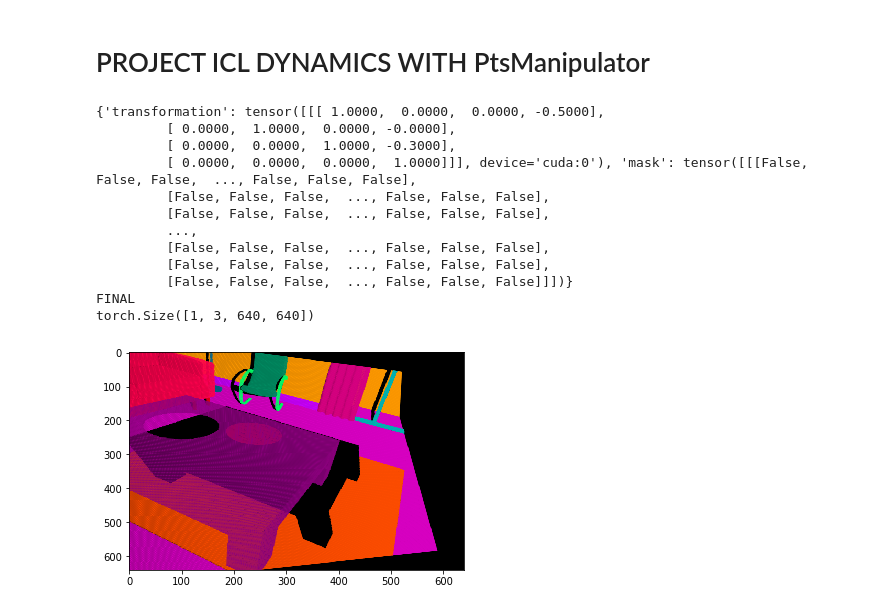
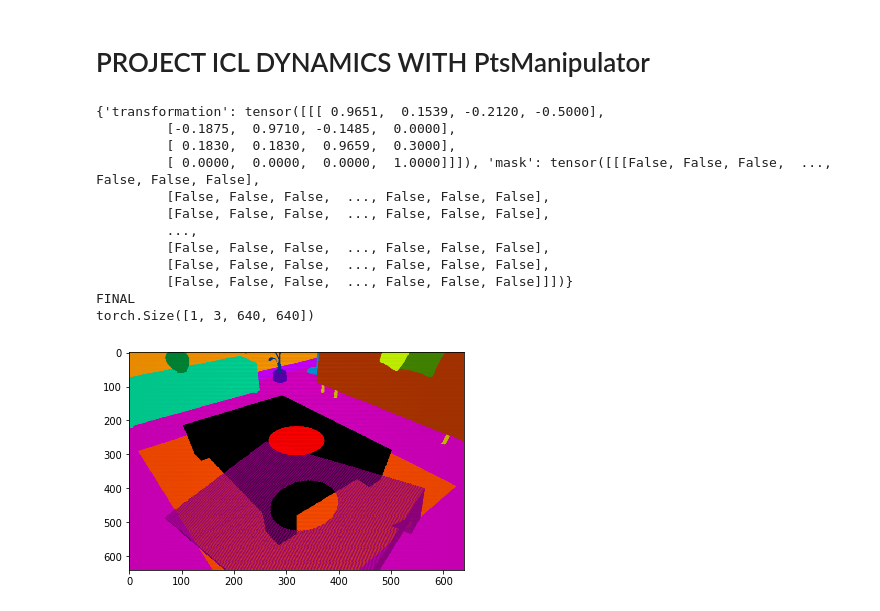
Before and after one commit to lukasHoel/novel-view-synthesis, a Jupyter notebook: notebooks/Point_Manipulation.ipynb, the cells around one changed output. Cells and saved outputs as stored; diff of their text form; code cells hidden in the pictures.

Commit message:
Fully integrated the dynamics into dataloader (working 100% now) + created a better rendering pipeline

```diff
--- a/notebooks/Point_Manipulation.ipynb
+++ b/notebooks/Point_Manipulation.ipynb
@@ -768,7 +614,7 @@ from data.nuim_dynamics_dataloader import ICLNUIM_Dynamic_Dataset
 if is_on_colab:
     path = "/content/drive/My Drive/Novel_View_Synthesis/ICL-NUIM/custom/seq0001"
 else:
-    path = "/home/lukas/datasets/ICL-NUIM/custom/seq0001_cam_orig"
+    path = "/home/lukas/datasets/ICL-NUIM/custom/seq0003"
 
 
 #img_shape=(256, 256)
@@ -1130,44 +955,44 @@ dynamics = item['dynamics']
 
 print(dynamics)
 
-mani = PtsManipulator(mode=PtsManipulator.icl_nuim_dynamic_mode, W=W, H=H)
+mani = PtsManipulator(mode=PtsManipulator.icl_nuim_mode, W=W, H=H)
 
 if torch.cuda.is_available():
     device = "cuda:0"
     mani.to(device)
     item['image'] = item['image'].to(device)
     item['depth'] = item['depth'].to(device)
     K = K.to(device)
     Kinv = Kinv.to(device)
     input_RT = input_RT.to(device)
     input_RTinv = input_RTinv.to(device)
     output_RT = output_RT.to(device)
     output_RTinv = output_RTinv.to(device)
     dynamics["transformation"] = dynamics["transformation"].to(device)
 
 img = mani.forward_justpts(item['image'].unsqueeze(0), item['depth'].unsqueeze(0),
                            K, Kinv,
                            input_RT, input_RTinv,
                            output_RT, output_RTinv,
                            dynamics)
 
 print("FINAL")
 print(img.shape)
 show_image(img.squeeze().permute((1,2,0)).cpu().detach().numpy())
 # %% [output]
-{'transformation': tensor([[[ 1.0000,  0.0000,  0.0000, -0.5000],
-         [ 0.0000,  1.0000,  0.0000, -0.0000],
-         [ 0.0000,  0.0000,  1.0000, -0.3000],
-         [ 0.0000,  0.0000,  0.0000,  1.0000]]], device='cuda:0'), 'mask': tensor([[[False, False, False,  ..., False, False, False],
+{'transformation': tensor([[[ 0.9651,  0.1539, -0.2120, -0.5000],
+         [-0.1875,  0.9710, -0.1485,  0.0000],
+         [ 0.1830,  0.1830,  0.9659,  0.3000],
+         [ 0.0000,  0.0000,  0.0000,  1.0000]]]), 'mask': tensor([[[False, False, False,  ..., False, False, False],
          [False, False, False,  ..., False, False, False],
          [False, False, False,  ..., False, False, False],
          ...,
          [False, False, False,  ..., False, False, False],
          [False, False, False,  ..., False, False, False],
          [False, False, False,  ..., False, False, False]]])}
 FINAL
 torch.Size([1, 3, 640, 640])
-[figure, old version]
+[figure, new version]
 # %%
 print(img.shape)
 print("RESULT")
```
Also changed, not shown: parts of 18 cells of this notebook, 8 other files.
